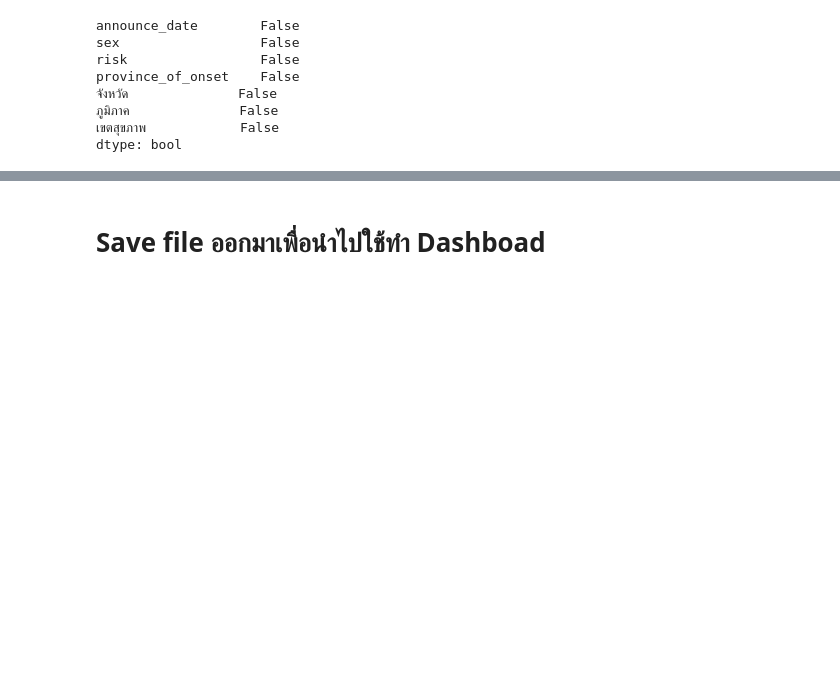
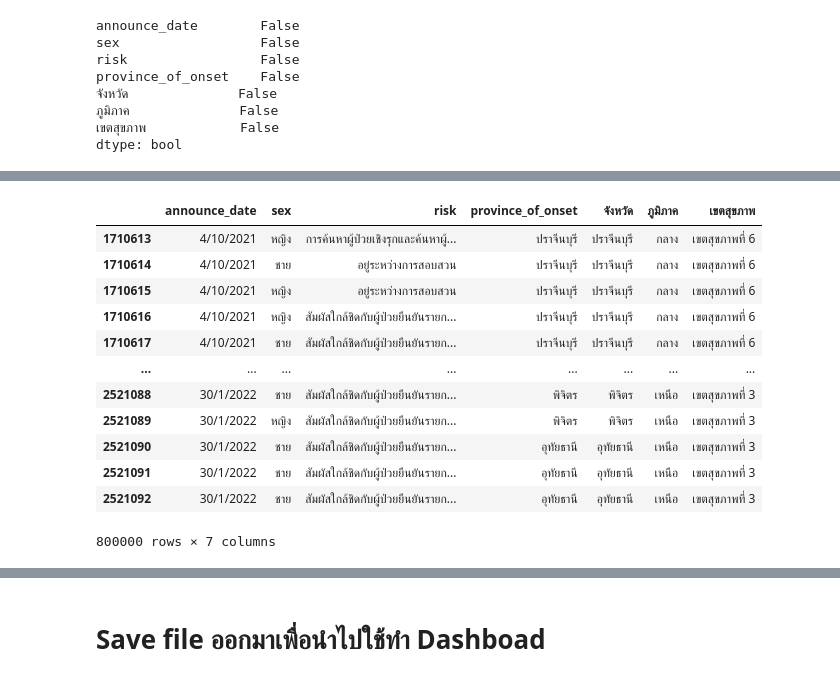
Before and after one commit to kittimaxz/data_viz_2022, a Jupyter notebook: Project.ipynb, the cells around one changed output, grey strips where cells are left out. Saved outputs shown, nothing was run; the diff lists cells and outputs as text; code cells hidden in the pictures; blank space fills up the shorter version.

```diff
--- a/Project.ipynb
+++ b/Project.ipynb
@@ -1075,0 +1112,17 @@ data_dashboard
+# %%
+data_dashboard3 = data_project.iloc[1600000:2400000,:]
+data_dashboard3
+# %% [output]
+|  | announce_date | sex | risk | province_of_onset | จังหวัด | ภูมิภาค | เขตสุขภาพ |
+| 1710613 | 4/10/2021 | หญิง | การค้นหาผู้ป่วยเชิงรุกและค้นหาผู้... | ปราจีนบุรี | ปราจีนบุรี | กลาง | เขตสุขภาพที่ 6 |
+| 1710614 | 4/10/2021 | ชาย | อยู่ระหว่างการสอบสวน | ปราจีนบุรี | ปราจีนบุรี | กลาง | เขตสุขภาพที่ 6 |
+| 1710615 | 4/10/2021 | หญิง | อยู่ระหว่างการสอบสวน | ปราจีนบุรี | ปราจีนบุรี | กลาง | เขตสุขภาพที่ 6 |
+| 1710616 | 4/10/2021 | หญิง | สัมผัสใกล้ชิดกับผู้ป่วยยืนยันรายก... | ปราจีนบุรี | ปราจีนบุรี | กลาง | เขตสุขภาพที่ 6 |
+| 1710617 | 4/10/2021 | ชาย | สัมผัสใกล้ชิดกับผู้ป่วยยืนยันรายก... | ปราจีนบุรี | ปราจีนบุรี | กลาง | เขตสุขภาพที่ 6 |
+| ... | ... | ... | ... | ... | ... | ... | ... |
+| 2521088 | 30/1/2022 | ชาย | สัมผัสใกล้ชิดกับผู้ป่วยยืนยันรายก... | พิจิตร | พิจิตร | เหนือ | เขตสุขภาพที่ 3 |
+| 2521089 | 30/1/2022 | หญิง | สัมผัสใกล้ชิดกับผู้ป่วยยืนยันรายก... | พิจิตร | พิจิตร | เหนือ | เขตสุขภาพที่ 3 |
+| 2521090 | 30/1/2022 | ชาย | สัมผัสใกล้ชิดกับผู้ป่วยยืนยันรายก... | อุทัยธานี | อุทัยธานี | เหนือ | เขตสุขภาพที่ 3 |
+| 2521091 | 30/1/2022 | ชาย | สัมผัสใกล้ชิดกับผู้ป่วยยืนยันรายก... | อุทัยธานี | อุทัยธานี | เหนือ | เขตสุขภาพที่ 3 |
+| 2521092 | 30/1/2022 | ชาย | สัมผัสใกล้ชิดกับผู้ป่วยยืนยันรายก... | อุทัยธานี | อุทัยธานี | เหนือ | เขตสุขภาพที่ 3 |
+800000 rows × 7 columns
```
Also changed, not shown: parts of 12 cells of this notebook.
